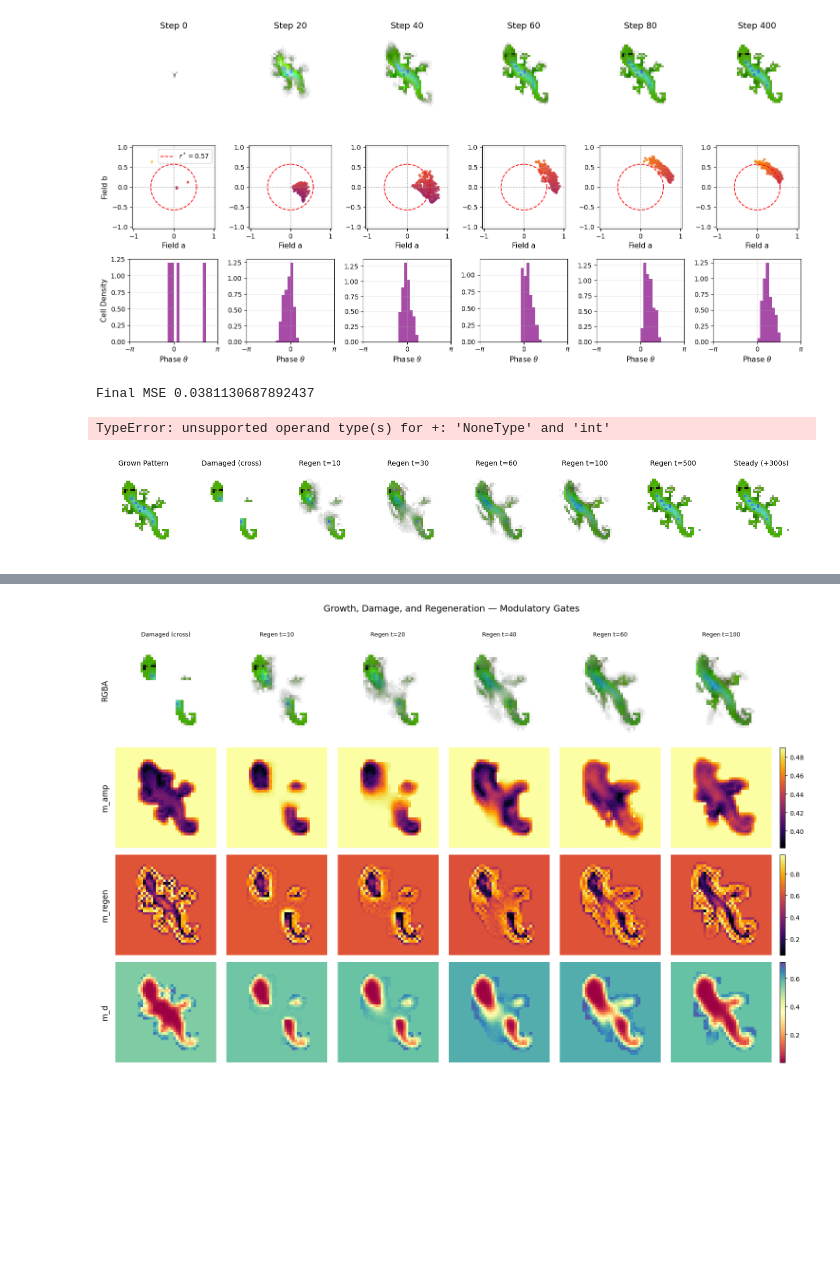
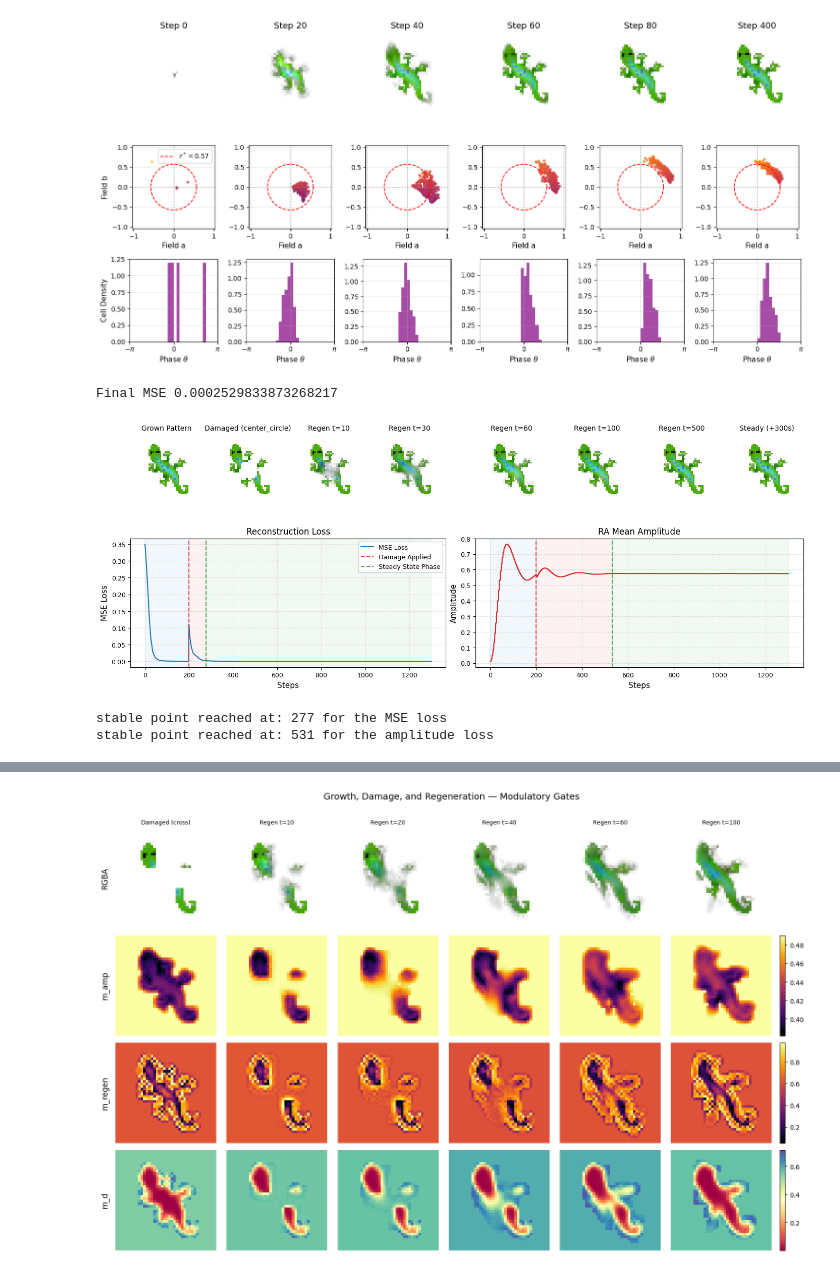
Before and after one commit to lshofsl/Thesis, a Jupyter notebook: NCA_w_RAmod.ipynb, the cells around one changed output, grey strips where cells are left out. Drawn from its saved outputs; the diff is of its cells as text; code cells hidden in the pictures; blank space fills up the shorter version.

```diff
--- a/NCA_w_RAmod.ipynb
+++ b/NCA_w_RAmod.ipynb
@@ -1086,7 +1083,7 @@ def apply_damage(x, damage_type='right_half', circle_radius=5):
     return x
 # %%
 def visualize_regeneration(nca, seed, base, damage,
-                           channels=4, steps_growth=500, steps_regen=500, steps_steady=300, device=DEVICE):
+                     steps_growth=200, steps_regen=800, steps_steady=300, device=DEVICE):
 
     x = torch.from_numpy(seed[None, ...]).to(device) if isinstance(seed, np.ndarray) else seed.clone().to(device)
 
@@ -1098,8 +1095,6 @@ def visualize_regeneration(nca, seed, base, damage,
 
     # Helper to track metrics
     def record_metrics(x_curr, amp_curr):
-        l = (base[0:1] - x_curr[:, :channels]).pow(2).mean().item()
-        loss_history.append(l)
         avg_amp = (amp_curr[0] * live_mask).sum().item() / (live_mask.sum().item() + 1e-6)
         amp_history.append(avg_amp)
 
@@ -1109,9 +1104,10 @@ def visualize_regeneration(nca, seed, base, damage,
     with torch.no_grad():
         for t in range(steps_growth):
             x, amp, phase, _, _ = nca(x, step=t, k=4)
+            loss_history.append(loss_metric(x,base))
             record_metrics(x, amp)
 
-    img_grown = x[0, :channels].permute(1, 2, 0).cpu().clip(0, 1).numpy()
+    img_grown = x[0, :4].permute(1, 2, 0).cpu().clip(0, 1).numpy()
 
     # ------------------------------------------------------------------
     # Phase 2: Apply Damage & Regeneration
@@ -1120,7 +1116,7 @@ def visualize_regeneration(nca, seed, base, damage,
     x_damaged[:, :16] = apply_damage(x[:, :16], damage_type=damage)
 
     x = x_damaged
-    img_damaged = x[0, :channels].permute(1, 2, 0).cpu().clip(0, 1).numpy()
+    img_damaged = x[0, :4].permute(1, 2, 0).cpu().clip(0, 1).numpy()
 
     regen_frames = []
     capture_steps = [10, 30, 60, 100, 500]
@@ -1128,9 +1124,10 @@ def visualize_regeneration(nca, seed, base, damage,
     with torch.no_grad():
         for t in range(1, steps_regen + 1):
             x, amp, phase, _, _ = nca(x, step=t, k=4)
+            loss_history.append(loss_metric(x,base))
             record_metrics(x, amp)
             if t in capture_steps:
-                regen_frames.append(x[0, :channels].permute(1, 2, 0).cpu().clip(0, 1).numpy())
+                regen_frames.append(x[0, :4].permute(1, 2, 0).cpu().clip(0, 1).numpy())
 
     # ------------------------------------------------------------------
     # Phase 3: Steady State Testing
@@ -1138,9 +1135,10 @@ def visualize_regeneration(nca, seed, base, damage,
     with torch.no_grad():
         for t in range(steps_steady):
             x, amp, phase, _, _ = nca(x, step=t + steps_regen, k=4)
+            loss_history.append(loss_metric(x,base))
             record_metrics(x, amp)
 
-    img_steady = x[0, :channels].permute(1, 2, 0).cpu().clip(0, 1).numpy()
+    img_steady = x[0, :4].permute(1, 2, 0).cpu().clip(0, 1).numpy()
 
     # ------------------------------------------------------------------
     # Optimized Visualization Layout
@@ -1208,8 +1206,9 @@ def visualize_regeneration(nca, seed, base, damage,
     print("stable point reached at:", steady_mse_step, "for the MSE loss")
     print("stable point reached at:", steady_amp_step, "for the amplitude loss")
 # %%
-visualize_regeneration(nca, seed, base, "cross")
+visualize_regeneration(nca, seed, base, "center_circle")
 # %% [output]
-Final MSE 0.0381130687892437
+Final MSE 0.0002529833873268217
+[figure, new version]
-TypeError: unsupported operand type(s) for +: 'NoneType' and 'int'
+stable point reached at: 277 for the MSE loss
+stable point reached at: 531 for the amplitude loss
-[figure, old version]
```
Also changed, not shown: parts of 5 cells of this notebook.
